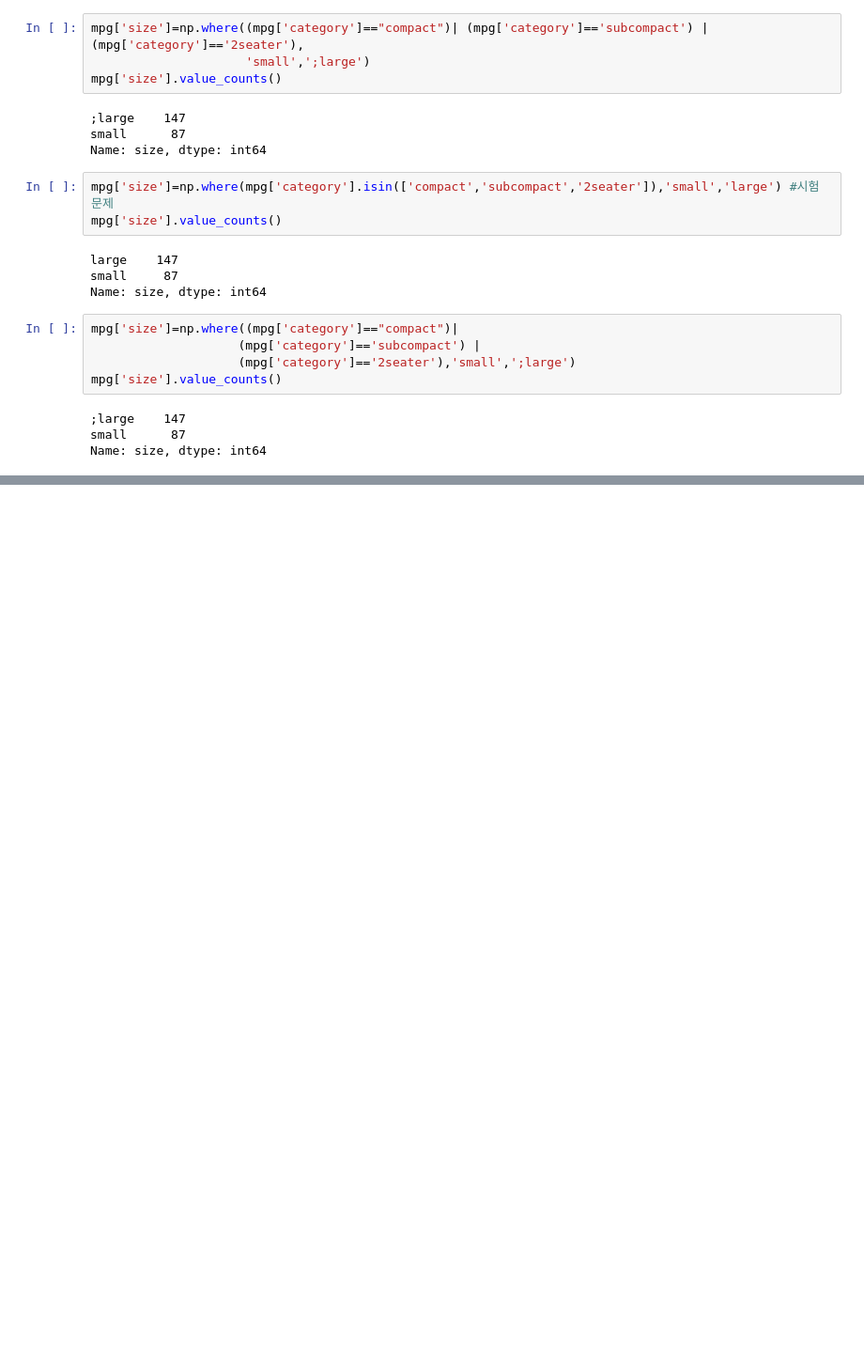
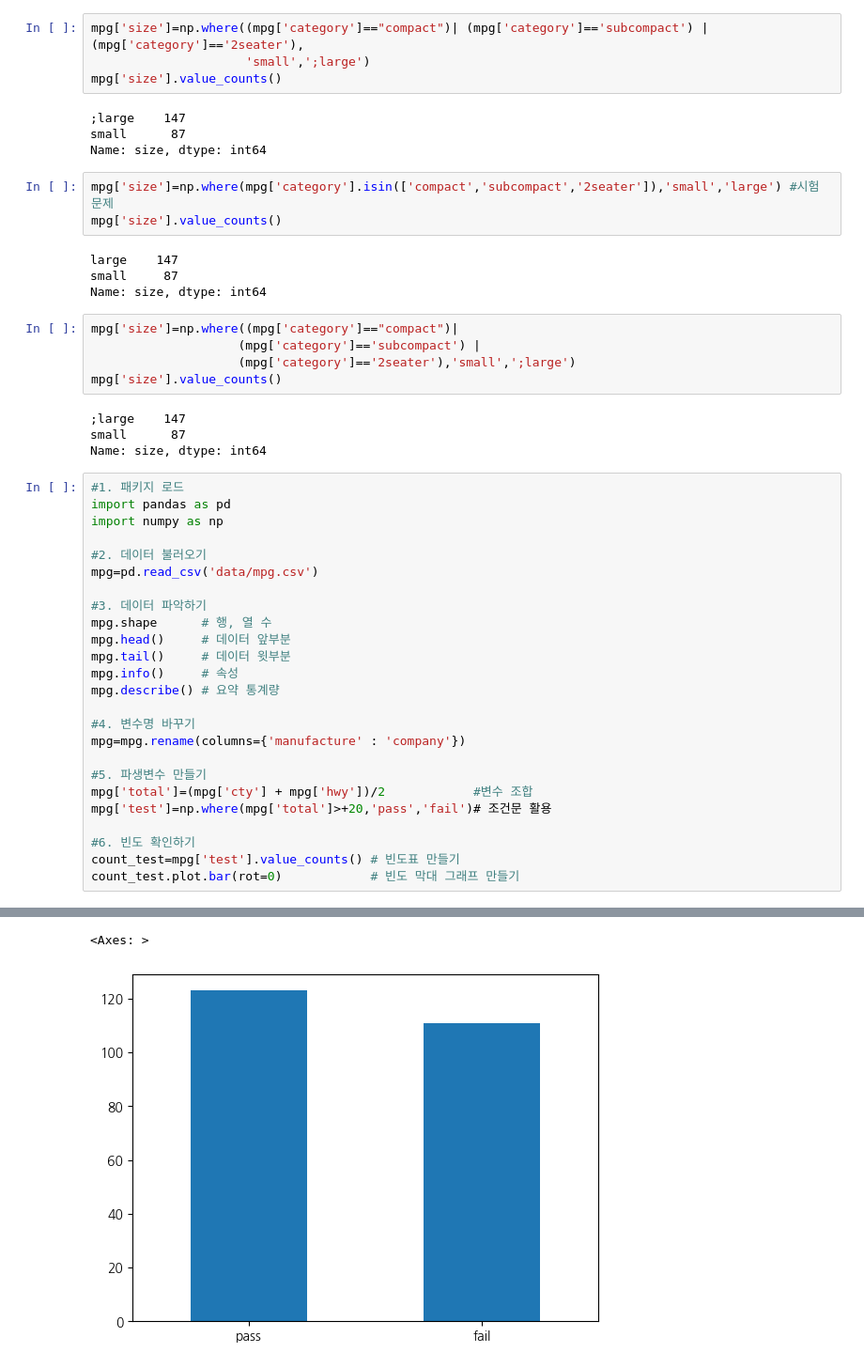
Before and after one commit to kwakguanghee/2024-1-my-BDA, a Jupyter notebook: 03w_0325_mon_ch05_dataframe.ipynb, the cells around one changed output, grey strips where cells are left out. Shown at 94% size. Saved outputs shown, nothing was run; the diff lists cells and outputs as text; blank space fills up the shorter version.

```diff
--- a/03w_0325_mon_ch05_dataframe.ipynb
+++ b/03w_0325_mon_ch05_dataframe.ipynb
@@ -782,3 +782,29 @@ mpg['size'].value_counts()
 ;large    147
 small      87
 Name: size, dtype: int64
+# %%
+#1. 패키지 로드
+import pandas as pd
+import numpy as np
+
+#2. 데이터 불러오기
+mpg=pd.read_csv('data/mpg.csv')
+
+#3. 데이터 파악하기
+mpg.shape      # 행, 열 수
+mpg.head()     # 데이터 앞부분
+mpg.tail()     # 데이터 윗부분
+mpg.info()     # 속성
+mpg.describe() # 요약 통계량
+
+#4. 변수명 바꾸기
+mpg=mpg.rename(columns={'manufacture' : 'company'})
+
+#5. 파생변수 만들기
+mpg['total']=(mpg['cty'] + mpg['hwy'])/2            #변수 조합
+mpg['test']=np.where(mpg['total']>+20,'pass','fail')# 조건문 활용
+
+#6. 빈도 확인하기
+count_test=mpg['test'].value_counts() # 빈도표 만들기
+count_test.plot.bar(rot=0)            # 빈도 막대 그래프 만들기
+# %% [output]
@@ -784,0 +829,2 @@ Name: size, dtype: int64
+<Axes: >
+[figure, added]
```
Also changed, not shown: parts of 1 cell of this notebook.
